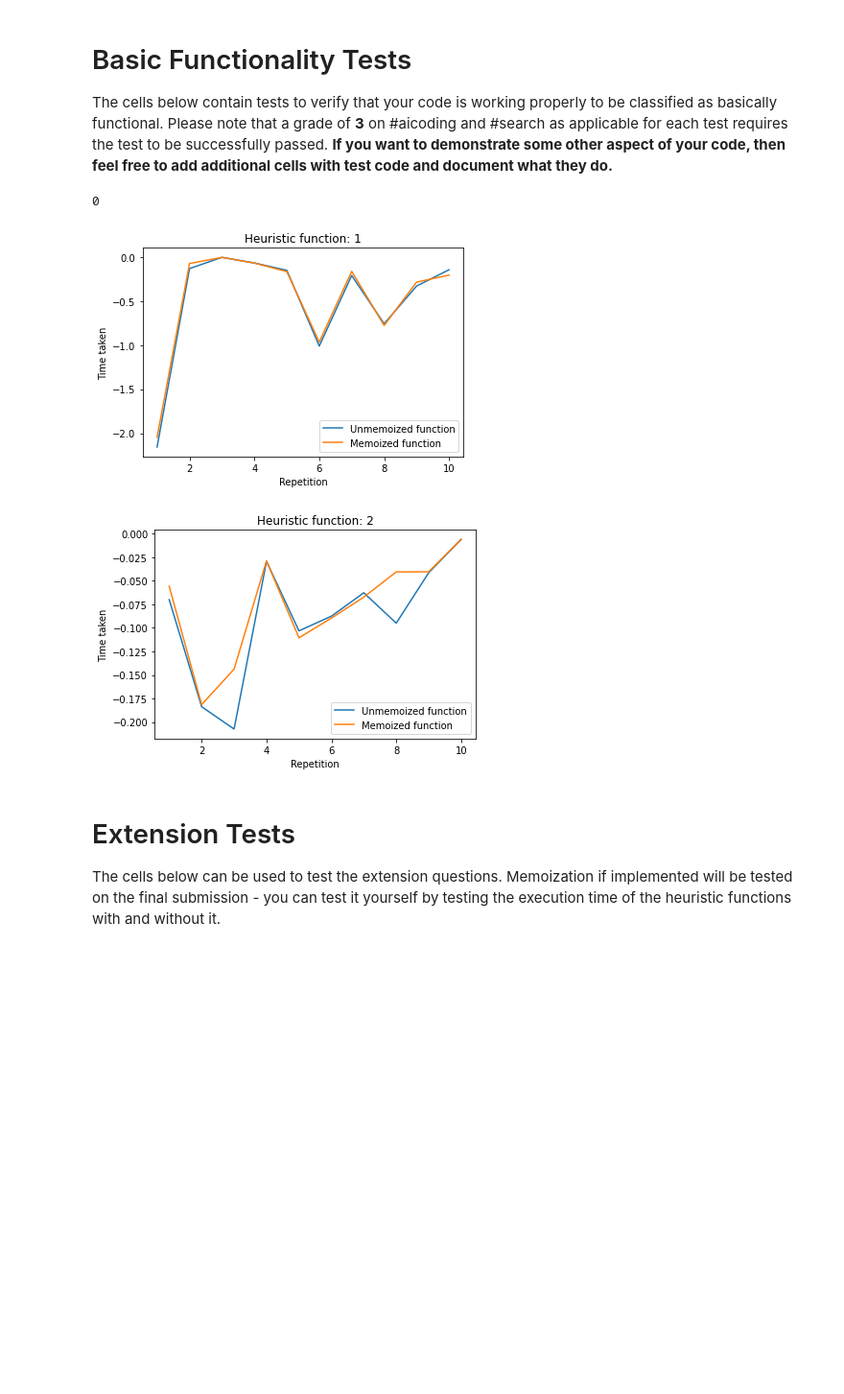
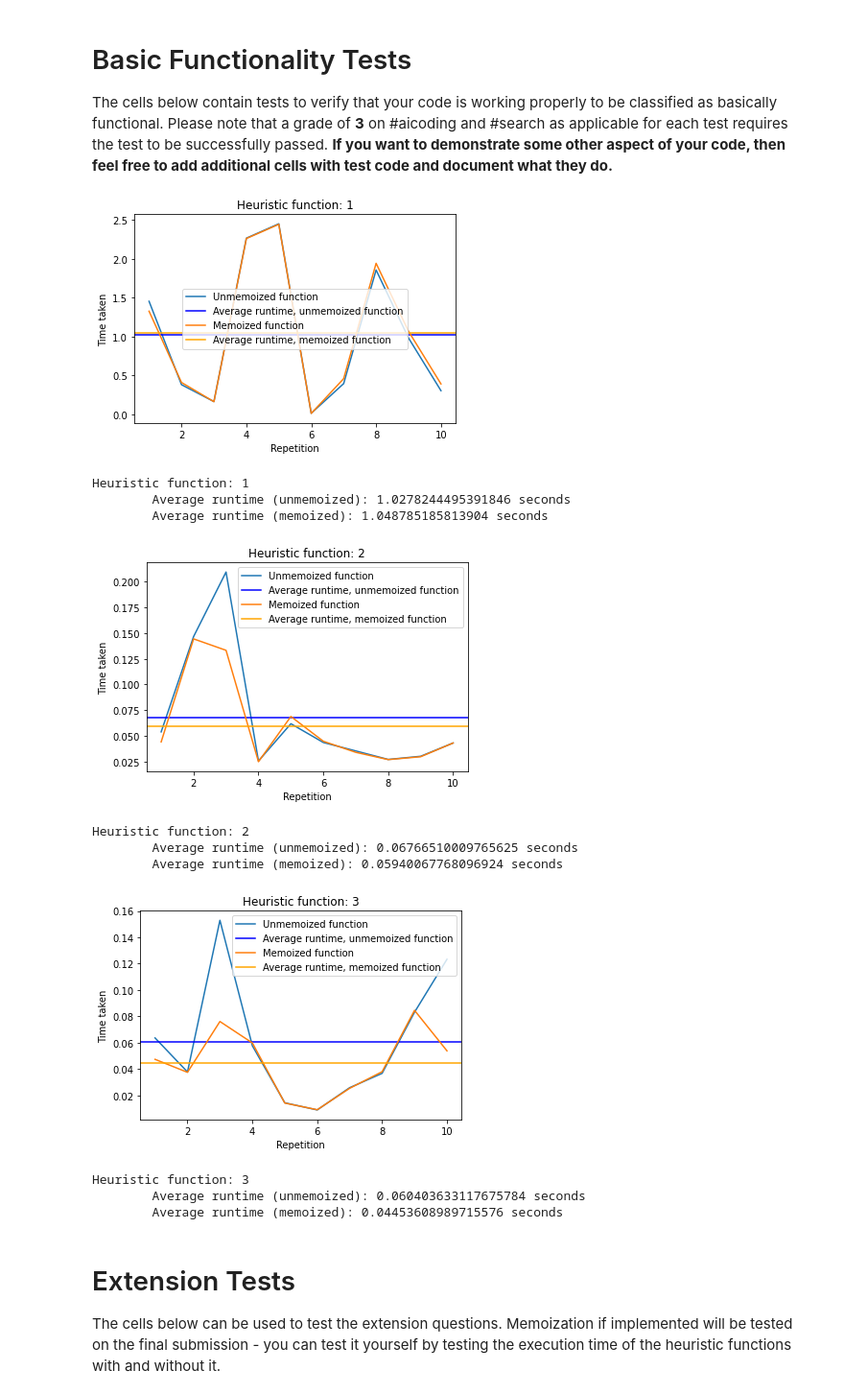
Before and after one commit to sherlockieee/cs152, a Jupyter notebook: CS152_Assignment2.ipynb, the cells around one changed output. Shown at 96% size. Cells and saved outputs as stored; diff of their text form; code cells hidden in the pictures; blank space fills up the shorter version.

Commit message:
Update plotting function

```diff
--- a/CS152_Assignment2.ipynb
+++ b/CS152_Assignment2.ipynb
@@ -590,18 +570,15 @@ astar_steps = [17, 25, 28]
 for i in range(0,3):
     steps_mt, expansions_mt, _, opt_path_mt, _ = solvePuzzle(working_initial_states_8_puzzle[i], heuristics[0])
     steps_man, expansions_man, _, opt_path_man, _ = solvePuzzle(working_initial_states_8_puzzle[i], heuristics[1])
-    # steps_lc, expansions_lc, _, opt_path_lc, _ = solvePuzzle(working_initial_states_8_puzzle[i], heuristics[2])
 
     # Test whether the number of optimal steps is correct and the same
     assert(steps_mt == steps_man == astar_steps[i])
     # Test whether or not the manhattan distance dominates the misplaced tiles heuristic in every case
-    # print(expansions_lc, expansions_man)
-    # assert(expansions_lc <= expansions_man < expansions_mt)
+    assert(expansions_man < expansions_mt)
     # For the first state, test that the optimal path is the same
     if i == 0:
         assert(opt_path_mt == opt_path_soln)
         assert(opt_path_man == opt_path_soln)
-        # assert(opt_path_lc == opt_path_soln)
 # %%
 ## A* Test for 4 x 4 board
 ## This test runs A* with both heuristics and ensures that the same optimal number of steps are found
@@ -611,12 +588,9 @@ working_initial_state_15_puzzle = [[1,2,6,3],[0,9,5,7],[4,13,10,11],[8,12,14,15]
 steps_mt, expansions_mt, _, _, err = solvePuzzle(working_initial_state_15_puzzle, heuristics[0])
 steps_man, expansions_man, _, _, _ = solvePuzzle(working_initial_state_15_puzzle, heuristics[1])
 # Test whether the number of optimal steps is correct and the same
-print(err)
 assert(steps_mt == steps_man == 9)
 # Test whether or not the manhattan distance dominates the misplaced tiles heuristic in every case
 assert(expansions_mt >= expansions_man)
-# %% [output]
-0
 # %%
 ## Testing memoization
 import random
@@ -624,10 +598,10 @@ import time
 import matplotlib.pyplot as plt
 
 #Unmemoized heuristic functions vs memoized functions
-unmemoized = [h1, h2]
-memoized = [h1_memoize, h2_memoize]
+unmemoized = [h1, h2, h3]
+memoized = [h1_memoize, h2_memoize, h3_memoize]
 
-def plot_memoization(unmemoized, memoized, reps = 5, n = 3):
+def plot_memoization(unmemoized, memoized, reps = 10, n = 3, seed = 20):
     """
     This function plots how fast does memoized vs unmemoized function runs
 
@@ -638,15 +612,18 @@ def plot_memoization(unmemoized, memoized, reps = 5, n = 3):
     memoized: list[func]
         The list of memoized functions
     reps: int
-        The number of repetitions, default = 5
+        The number of repetitions, default = 500
     n: int
-        The size of the board, default = 3
+        The size of the board, default = 4
+    seed: int
+        The seed for random function, default = 20
 
     Returns
     ----------
     None
 
     """
+    random.seed(seed)
     #loop for each heuristic function pairs
     for func_idx in range(len(memoized)):
         unmemoized_func = unmemoized[func_idx]
@@ -658,48 +635,69 @@ def plot_memoization(unmemoized, memoized, reps = 5, n = 3):
 
         #repeat the experiment reps times
         for _ in range(reps):
+            # state = [[1,2,6,3],[0,9,5,7],[4,13,10,11],[8,12,14,15]]
+
+            #I first tried this but it took too long to run
             state = []
-            #create a random board
-            while not state or not PuzzleNode(state, 0, 0, 0).is_solvable():
+            #create a random board that is solvable
+            while (not state) or (not PuzzleNode(state, 0, 0, 0).is_solvable()):
                 values = [i for i in range(n ** 2)]
                 random.shuffle(values)
                 state = []
                 for i in range(n):
                     for j in range(n):
                         if j == 0:
                             state.append([])
                         state[-1].append(values[i * n + j])
 
 
             #time the unmemoized function
             start = time.time()
-            unmemoized_steps, _, _, _, _ = solvePuzzle(state, unmemoized_func)
+            unmemoized_steps, _, _, _, _ = solvePuzzle(state, memoized_func)
             end = time.time()
-            unmemoized_storage.append(start - end)
+            unmemoized_storage.append(end - start)
 
             #time the memoized function
             start = time.time()
             memoized_steps, _, _, _, _ = solvePuzzle(state, memoized_func)
             end = time.time()
-            memoized_storage.append(start - end)
+            memoized_storage.append(end - start)
 
             #assert they have the same results
             assert unmemoized_steps == memoized_steps
 
+        x_vals = [i + 1 for i in range(reps)]
+        average_unmemoized = sum(unmemoized_storage)/reps
+        average_memoized = sum(memoized_storage)/reps
         #plot the pair functions
         plt.figure()
-        plt.plot([i + 1 for i in range(reps)], unmemoized_storage, label="Unmemoized function")
-        plt.plot([i + 1 for i in range(reps)], memoized_storage, label="Memoized function")
+        plt.plot(x_vals, unmemoized_storage, label="Unmemoized function")
+        plt.axhline(average_unmemoized, label="Average runtime, unmemoized function", color="blue")
+        plt.plot(x_vals, memoized_storage, label="Memoized function")
+        plt.axhline(average_memoized, label="Average runtime, memoized function", color="orange")
         plt.title(f"Heuristic function: {func_idx + 1}")
         plt.legend()
         plt.xlabel("Repetition")
         plt.ylabel("Time taken")
         plt.show()
+        print(f"""Heuristic function: {func_idx + 1}
+        Average runtime (unmemoized): {average_unmemoized} seconds
+        Average runtime (memoized): {average_memoized} seconds""")
 
-plot_memoization(unmemoized, memoized, reps = 10)
+plot_memoization(unmemoized, memoized)
 # %% [output]
-[figure, old version]
+[figure, new version]
+Heuristic function: 1
+        Average runtime (unmemoized): 1.0278244495391846 seconds
+        Average runtime (memoized): 1.048785185813904 seconds
-[figure, old version]
+[figure, new version]
+Heuristic function: 2
+        Average runtime (unmemoized): 0.06766510009765625 seconds
+        Average runtime (memoized): 0.05940067768096924 seconds
+[figure, added]
+Heuristic function: 3
+        Average runtime (unmemoized): 0.060403633117675784 seconds
+        Average runtime (memoized): 0.04453608989715576 seconds
 # %% [markdown]
 <h1>Extension Tests</h1>
 The cells below can be used to test the extension questions.  Memoization if implemented will be tested on the final submission - you can test it yourself by testing the execution time of the heuristic functions with and without it.
```
Also changed, not shown: parts of 4 cells of this notebook.
